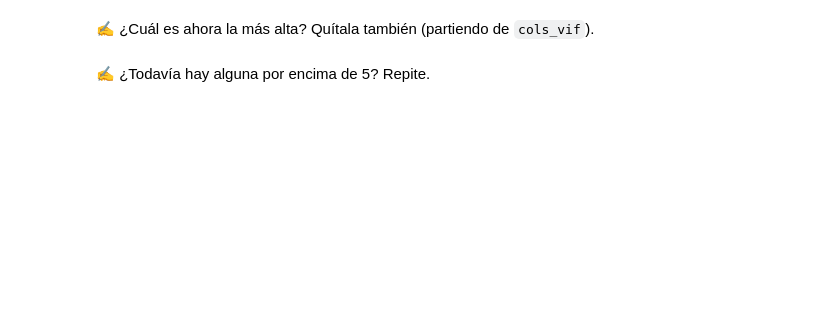
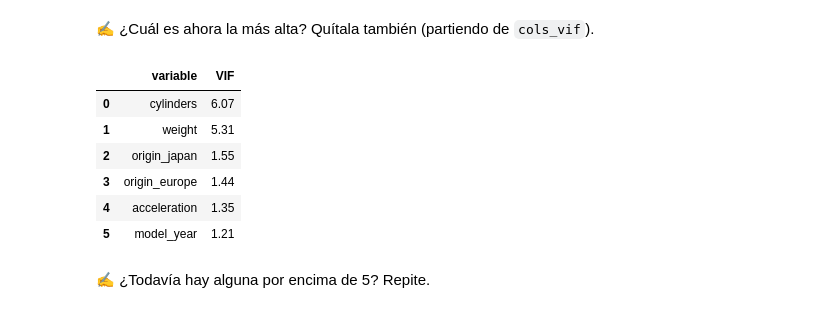
Before and after one commit to armandogonzalezpena-byte/linear_regression_intro_students, a Jupyter notebook: 01-regresion-lineal/caso_mpg.ipynb, the cells around one changed output. Saved outputs shown, nothing was run; the diff lists cells and outputs as text; code cells hidden in the pictures; blank space fills up the shorter version.

```diff
--- a/01-regresion-lineal/caso_mpg.ipynb
+++ b/01-regresion-lineal/caso_mpg.ipynb
@@ -555,7 +705,18 @@ El **VIF** (*Variance Inflation Factor*) mide qué tanto se puede explicar una v
 # %%
 # cols_vif = cols_vif.drop('<variable>')
 # calcular_vif(X_train_enc[cols_vif])
 # ✍️ Tu código aquí
+
+cols_vif = cols_vif.drop("horsepower")
+calcular_vif(X_train_enc[cols_vif])
+# %% [output]
+|  | variable | VIF |
+| 0 | cylinders | 6.07 |
+| 1 | weight | 5.31 |
+| 2 | origin_japan | 1.55 |
+| 3 | origin_europe | 1.44 |
+| 4 | acceleration | 1.35 |
+| 5 | model_year | 1.21 |
 # %% [markdown]
 ✍️ ¿Todavía hay alguna por encima de 5? Repite.
 # %%
```
Also changed, not shown: parts of 21 cells of this notebook.
